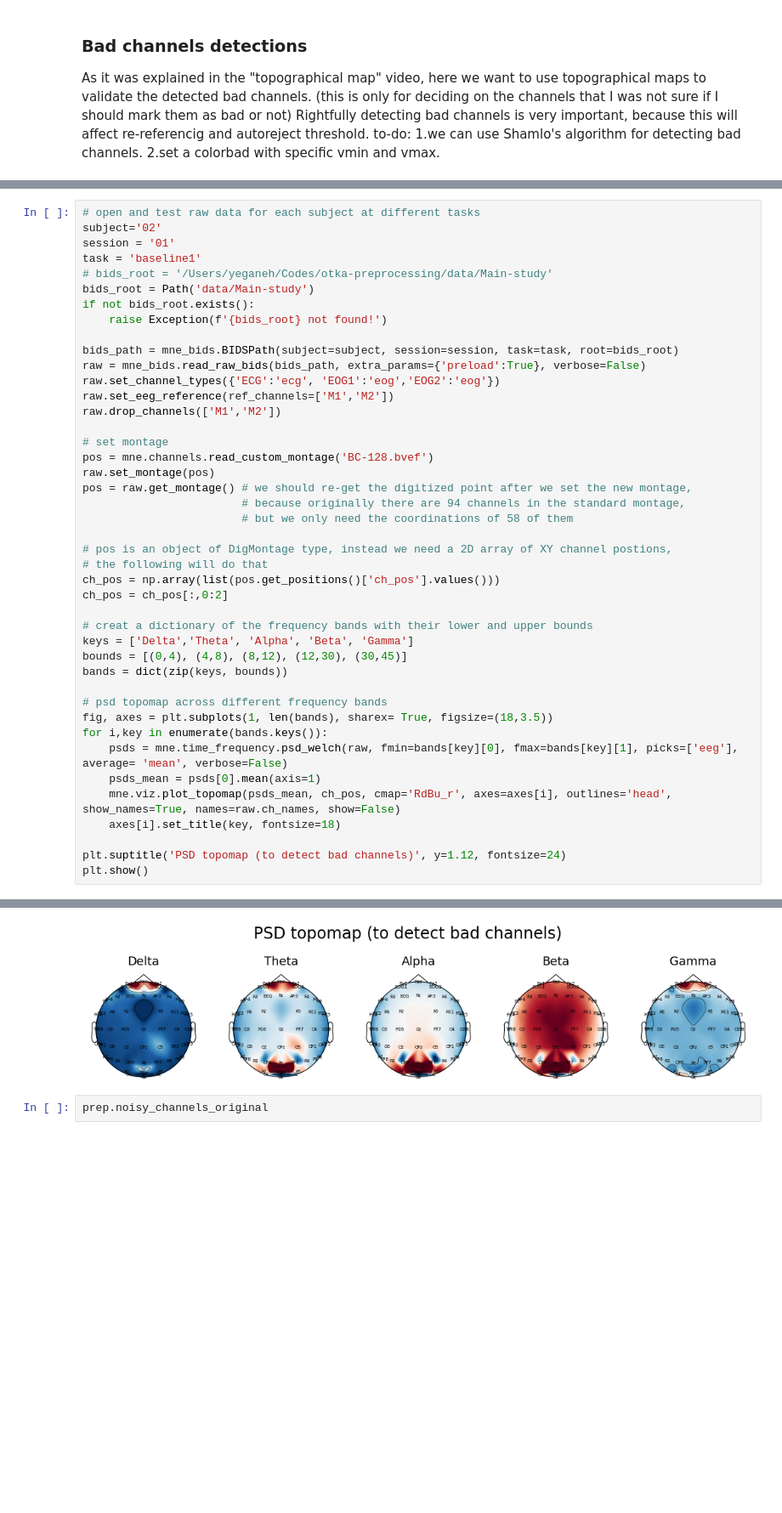
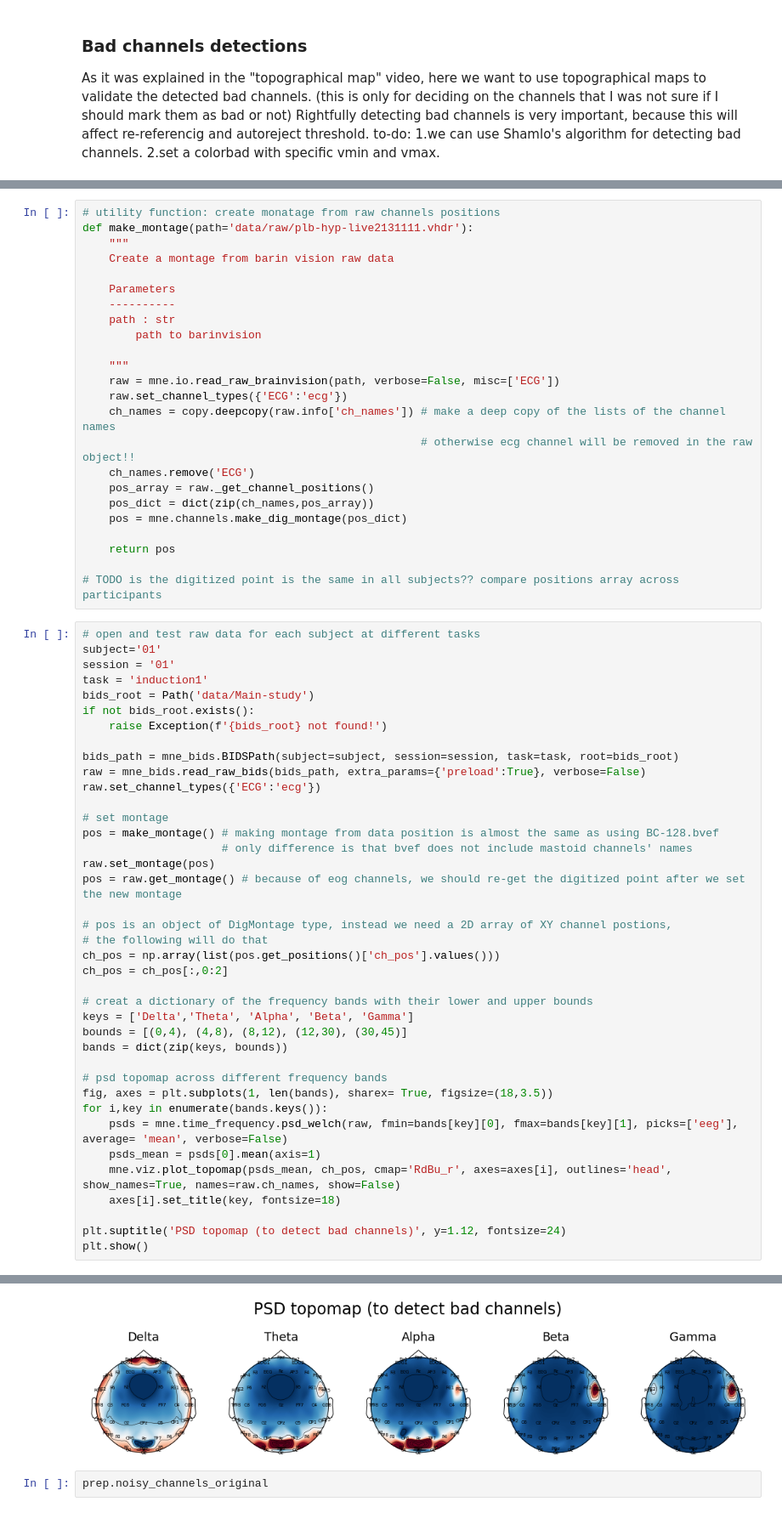
Before and after one commit to sycomix/SuggNet, a Jupyter notebook: notebooks/preprocessing.ipynb, the cells around one changed output, grey strips where cells are left out. Shown at 85% size. Drawn from its saved outputs; the diff is of its cells as text; blank space fills up the shorter version.

Commit message:
define and add a utility function (make_montage)

```diff
--- a/notebooks/preprocessing.ipynb
+++ b/notebooks/preprocessing.ipynb
@@ -87,25 +66,45 @@ positions_dict = dict(zip(ch_names,positions_array))
+# %%
+# utility function: create monatage from raw channels positions
+def make_montage(path='data/raw/plb-hyp-live2131111.vhdr'):
+    """
+    Create a montage from barin vision raw data
+
+    Parameters
+    ----------
+    path : str
+        path to barinvision
+
+    """
+    raw = mne.io.read_raw_brainvision(path, verbose=False, misc=['ECG'])
+    raw.set_channel_types({'ECG':'ecg'})
+    ch_names = copy.deepcopy(raw.info['ch_names']) # make a deep copy of the lists of the channel names
+                                                   # otherwise ecg channel will be removed in the raw object!!
+    ch_names.remove('ECG')
+    pos_array = raw._get_channel_positions()
+    pos_dict = dict(zip(ch_names,pos_array))
+    pos = mne.channels.make_dig_montage(pos_dict)
+
+    return pos
+
+# TODO is the digitized point is the same in all subjects?? compare positions array across participants
 # %%
 # open and test raw data for each subject at different tasks
-subject='02'
+subject='01'
 session = '01'
-task = 'baseline1'
-# bids_root = '/Users/yeganeh/Codes/otka-preprocessing/data/Main-study'
+task = 'induction1'
 bids_root = Path('data/Main-study')
 if not bids_root.exists():
     raise Exception(f'{bids_root} not found!')
 
 bids_path = mne_bids.BIDSPath(subject=subject, session=session, task=task, root=bids_root)
 raw = mne_bids.read_raw_bids(bids_path, extra_params={'preload':True}, verbose=False)
-raw.set_channel_types({'ECG':'ecg', 'EOG1':'eog','EOG2':'eog'})
-raw.set_eeg_reference(ref_channels=['M1','M2'])
-raw.drop_channels(['M1','M2'])
+raw.set_channel_types({'ECG':'ecg'})
 
 # set montage
-pos = mne.channels.read_custom_montage('BC-128.bvef')
+pos = make_montage() # making montage from data position is almost the same as using BC-128.bvef
+                     # only difference is that bvef does not include mastoid channels' names
 raw.set_montage(pos)
-pos = raw.get_montage() # we should re-get the digitized point after we set the new montage,
-                        # because originally there are 94 channels in the standard montage,
-                        # but we only need the coordinations of 58 of them
+pos = raw.get_montage() # because of eog channels, we should re-get the digitized point after we set the new montage
 
 # pos is an object of DigMontage type, instead we need a 2D array of XY channel postions,
 # the following will do that
@@ -138,4 +135,4 @@ Applying a custom ('EEG',) reference.
-[figure, old version]
+[figure, new version]
 # %%
 prep.noisy_channels_original
 # %% [output]
```
Also changed, not shown: parts of 6 cells of this notebook.
